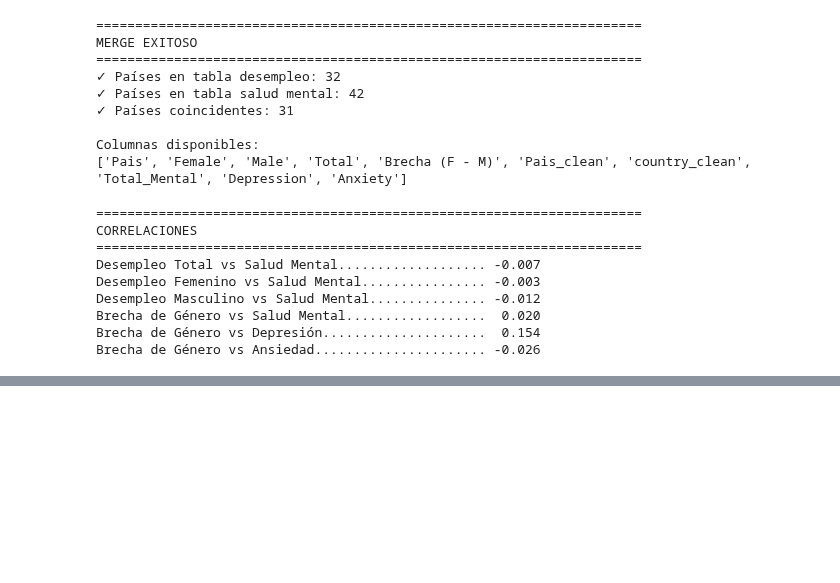
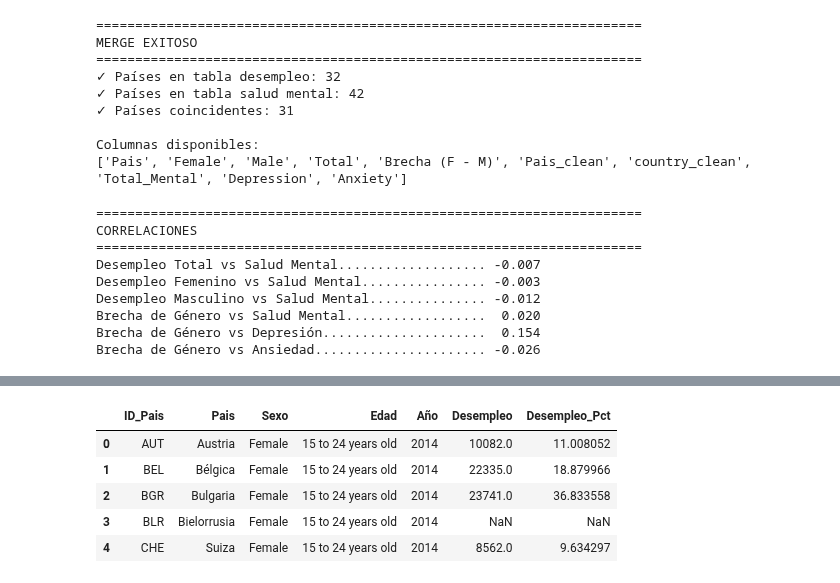
Before and after one commit to AntonioDavid333/Mental-Health-Data-Analysis, a Jupyter notebook: Global.ipynb, the cells around one changed output, grey strips where cells are left out. Cells and saved outputs as stored; diff of their text form; code cells hidden in the pictures; blank space fills up the shorter version.

```diff
--- a/Global.ipynb
+++ b/Global.ipynb
@@ -551,3 +551,22 @@ plt.show()
+# %%
+# 1. Convertir la lista a DataFrame
+df_poblacion = pd.DataFrame(paises_europa_poblacion)
+df_desempleo.reset_index(drop=True, inplace=True)
+df_desempleo['Desempleo_Pct'] = (
+    df_desempleo['Desempleo'] * 100 /
+    df_desempleo['Pais'].map(df_poblacion.set_index('Pais')['poblacion'])
+)
+df_desempleo['Desempleo_Pct'] = df_desempleo['Desempleo_Pct'] * 100
+
+
+df_desempleo.head()
+# %% [output]
+|  | ID_Pais | Pais | Sexo | Edad | Año | Desempleo | Desempleo_Pct |
+| 0 | AUT | Austria | Female | 15 to 24 years old | 2014 | 10082.0 | 11.008052 |
+| 1 | BEL | Bélgica | Female | 15 to 24 years old | 2014 | 22335.0 | 18.879966 |
+| 2 | BGR | Bulgaria | Female | 15 to 24 years old | 2014 | 23741.0 | 36.833558 |
+| 3 | BLR | Bielorrusia | Female | 15 to 24 years old | 2014 | NaN | NaN |
+| 4 | CHE | Suiza | Female | 15 to 24 years old | 2014 | 8562.0 | 9.634297 |
 # %%
 import matplotlib.pyplot as plt
 import seaborn as sns
```
Also changed, not shown: parts of 9 cells of this notebook.
